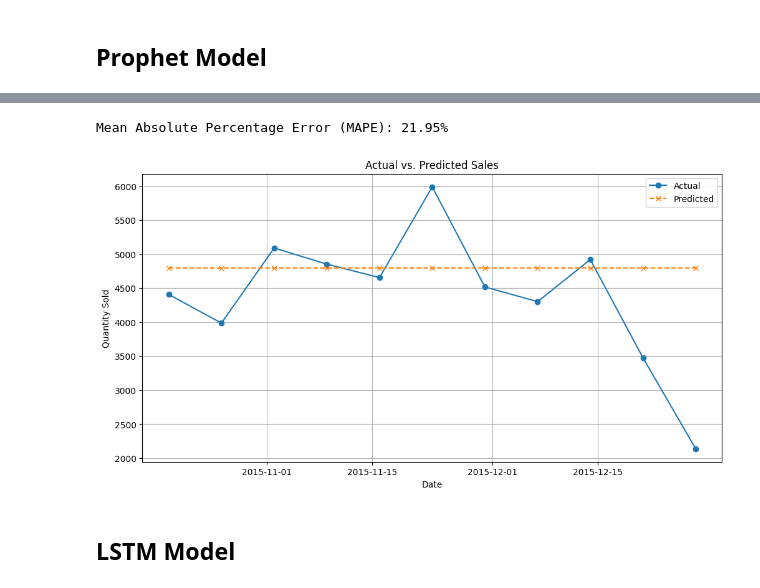
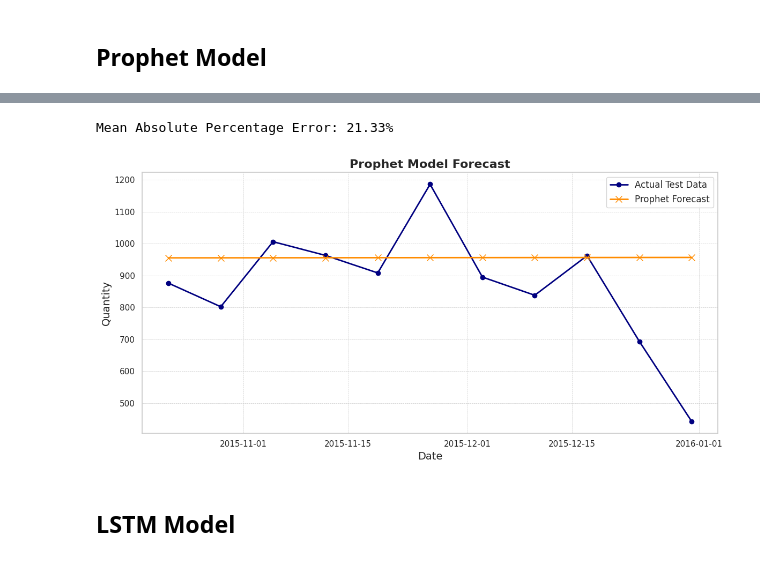
Before and after one commit to Avijit-Jana/Dominos-Predictive_Purchase_Order_System, a Jupyter notebook: Notebooks/Model_Training_&_Evaluation.ipynb, the cells around one changed output, grey strips where cells are left out. Cells and saved outputs as stored; diff of their text form; code cells hidden in the pictures.

```diff
--- a/Notebooks/Model_Training_&_Evaluation.ipynb
+++ b/Notebooks/Model_Training_&_Evaluation.ipynb
@@ -228,32 +262,31 @@ Requirement already satisfied: tzdata>=2022.7 in /usr/local/lib/python3.11/dist-
 Requirement already satisfied: six>=1.5 in /usr/local/lib/python3.11/dist-packages (from python-dateutil->holidays<1,>=0.25->prophet) (1.17.0)
 # %%
-import pandas as pd
 from prophet import Prophet
 
-# Split data into train and test
-train_size = int(len(df_weekly) * 0.8)
-train, test = df_weekly.iloc[:train_size], df_weekly.iloc[train_size:]
+# Data Preparation
+prophet_df = df.groupby("date")["quantity"].sum().reset_index()
 
-# Reset indices if needed
-train = train.reset_index()
-test = test.reset_index()
+# Train-Test Split (80/20)
+train_size = int(len(prophet_df) * 0.8)
+train, test = prophet_df.iloc[:train_size], prophet_df.iloc[train_size:]
 
-# Rename columns to Prophet’s expected names
+# Rename columns to match Prophet's expected format
 train = train.rename(columns={"date": "ds", "quantity": "y"})
 test = test.rename(columns={"date": "ds", "quantity": "y"})
 
-# Initialize and fit Prophet model
+# Prophet Model Initialization and Training
 model = Prophet(weekly_seasonality=True)
 model.fit(train)
 
-# Use test set dates instead of make_future_dataframe
+# Using test set dates for forecasting
 future = test[['ds']].copy()
 forecast = model.predict(future)
 
-# Align forecast with test set
+# Preparing Forecast for Plotting
 forecast.set_index('ds', inplace=True)
 test.set_index('ds', inplace=True)
 
+# Extract predictions (Prophet's default forecast column is 'yhat')
 predictions = forecast['yhat'].reindex(test.index)
 # %% [output]
 INFO:prophet:Disabling yearly seasonality. Run prophet with yearly_seasonality=True to override this.
@@ -269,26 +302,36 @@ INFO:cmdstanpy:Chain [1] start processing
 INFO:cmdstanpy:Chain [1] done processing
 # %%
-# Compute and print error metric
-m = mean_absolute_percentage_error(test.values, predictions.values)
-print(f"Mean Absolute Percentage Error (MAPE): {m:.2f}%")
+# Evaluate performance
+mape = mean_absolute_percentage_err(test["y"], predictions)
+print(f"Mean Absolute Percentage Error: {mape}%")
+mape_scores["Prophet"] = mape
 # %% [output]
-Mean Absolute Percentage Error (MAPE): 21.95%
+Mean Absolute Percentage Error: 21.33%
-# %%
-import matplotlib.pyplot as plt
-
-# Plot Actual vs. Predicted values for the test set
-plt.figure(figsize=(12, 6))
-plt.plot(test.index, test, marker='o', linestyle='-', label='Actual')
-plt.plot(predictions.index, predictions, marker='x', linestyle='--', label='Predicted')
-
-plt.title("Actual vs. Predicted Sales")
-plt.xlabel("Date")
-plt.ylabel("Quantity Sold")
-plt.legend()
-plt.grid(True)
-plt.show()
-# %% [output]
-[figure, removed]
+# %%
+# Enhanced Plotting of Results
+sns.set_theme(style="whitegrid")
+plt.figure(figsize=(12, 6))
+
+# Plot actual test data
+plt.plot(test.index, test["y"],
+         marker='o', markersize=6, linewidth=2,
+         color='navy', label='Actual Test Data')
+
+# Plot Prophet forecast data
+plt.plot(test.index, predictions,
+         marker='x', markersize=8, linewidth=2,
+         color='darkorange', label='Prophet Forecast')
+
+# Setting plot labels and title
+plt.xlabel('Date', fontsize=14)
+plt.ylabel('Quantity', fontsize=14)
+plt.title('Prophet Model Forecast', fontsize=16, fontweight='bold')
+plt.legend(fontsize=12)
+plt.grid(True, which='both', linestyle='--', linewidth=0.5)
+plt.tight_layout()
+plt.show()
+# %% [output]
+[figure, added]
 # %% [markdown]
 ## LSTM Model
 # %%
```
Also changed, not shown: parts of 48 cells of this notebook, 2 other files.
